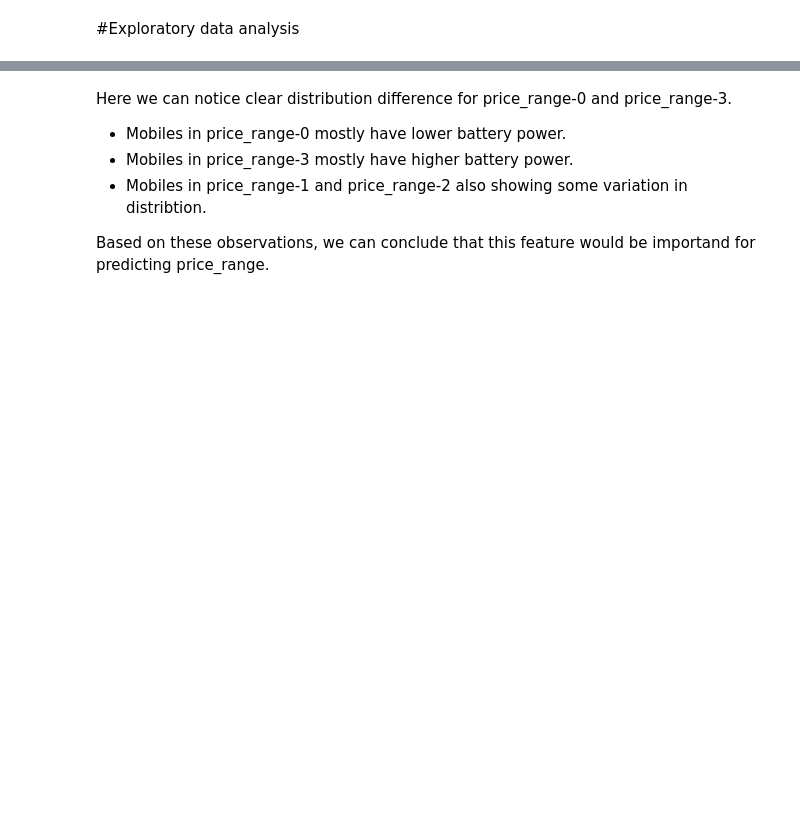
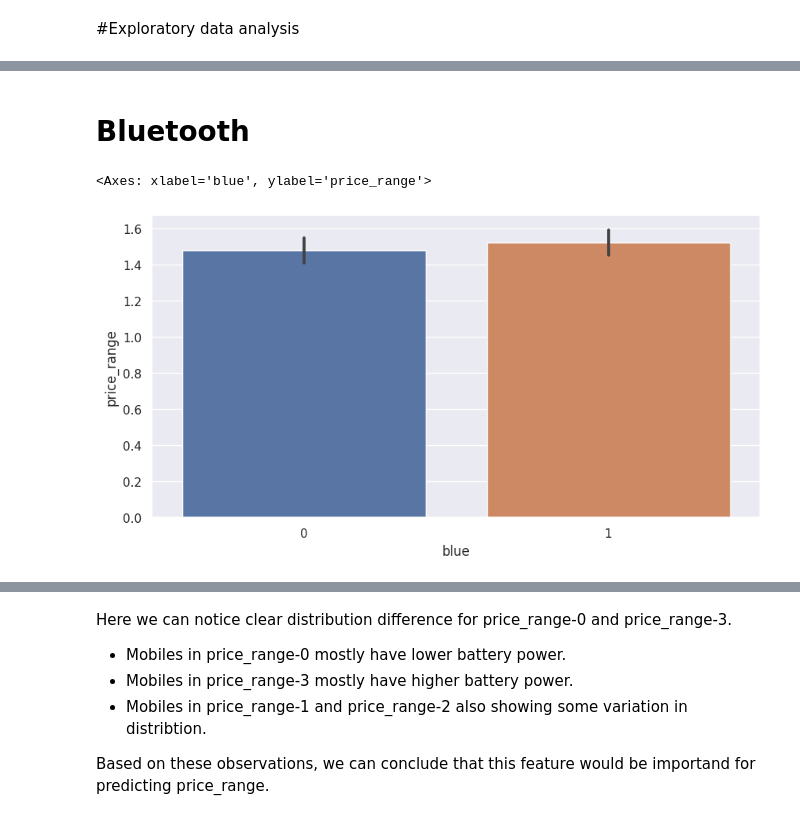
Before and after one commit to 9075197427/Capstone-3, a Jupyter notebook: C3_Mobile_price_range_Prediction.ipynb, the cells around one changed output, grey strips where cells are left out. Drawn from its saved outputs; the diff is of its cells as text; code cells hidden in the pictures; blank space fills up the shorter version.

```diff
--- a/C3_Mobile_price_range_Prediction.ipynb
+++ b/C3_Mobile_price_range_Prediction.ipynb
@@ -157,0 +156,9 @@ NameError: ignored
+# %% [markdown]
+# **Bluetooth**
+# %%
+#anlysis of data by vizualisation
+fig,ax=plt.subplots(figsize=(10,5))
+sns.barplot(data= df_data,x='blue',y='price_range',ax=ax)
+# %% [output]
+<Axes: xlabel='blue', ylabel='price_range'>
+[figure, added]
```
Also changed, not shown: parts of 83 cells of this notebook.
